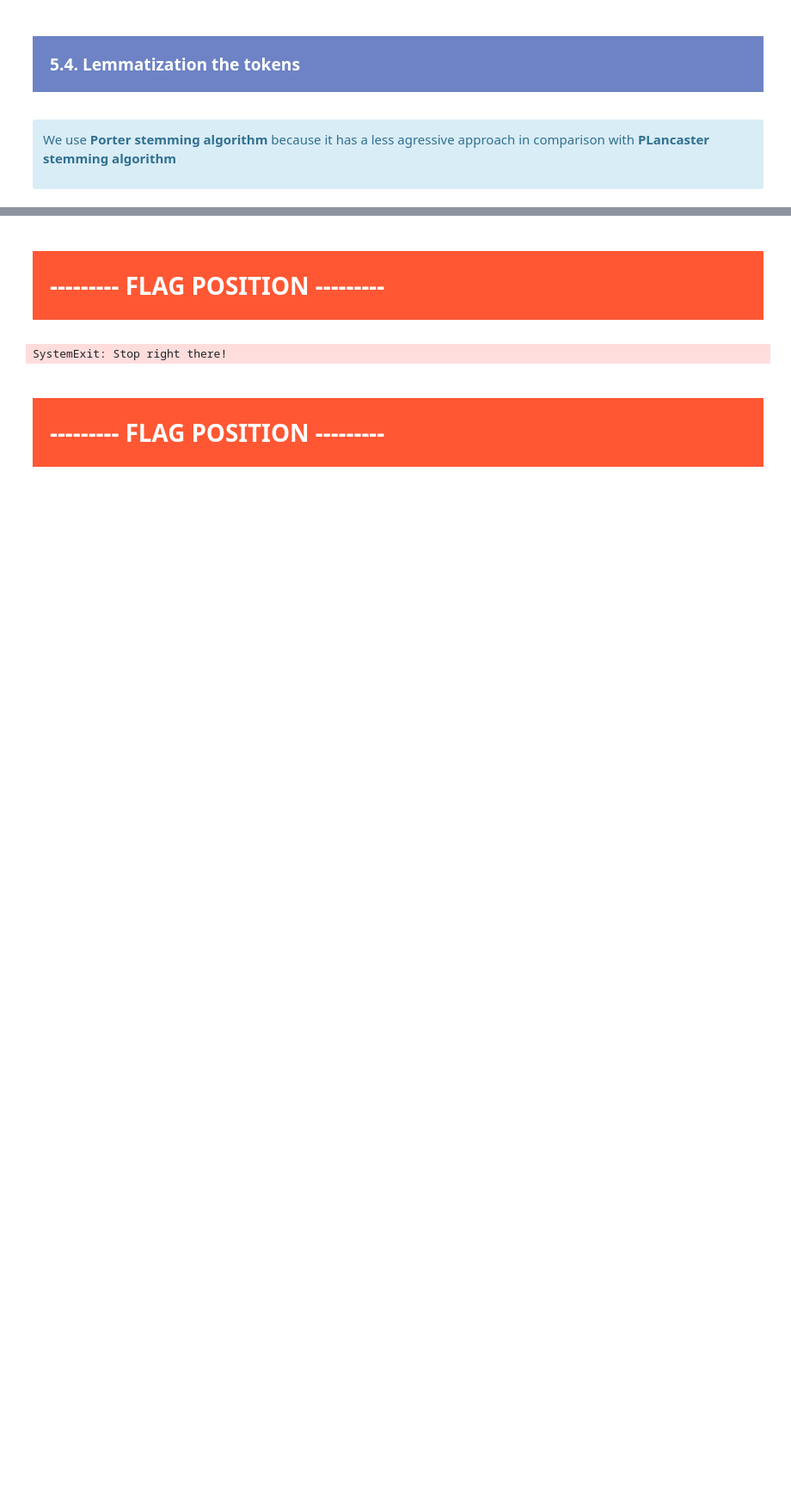
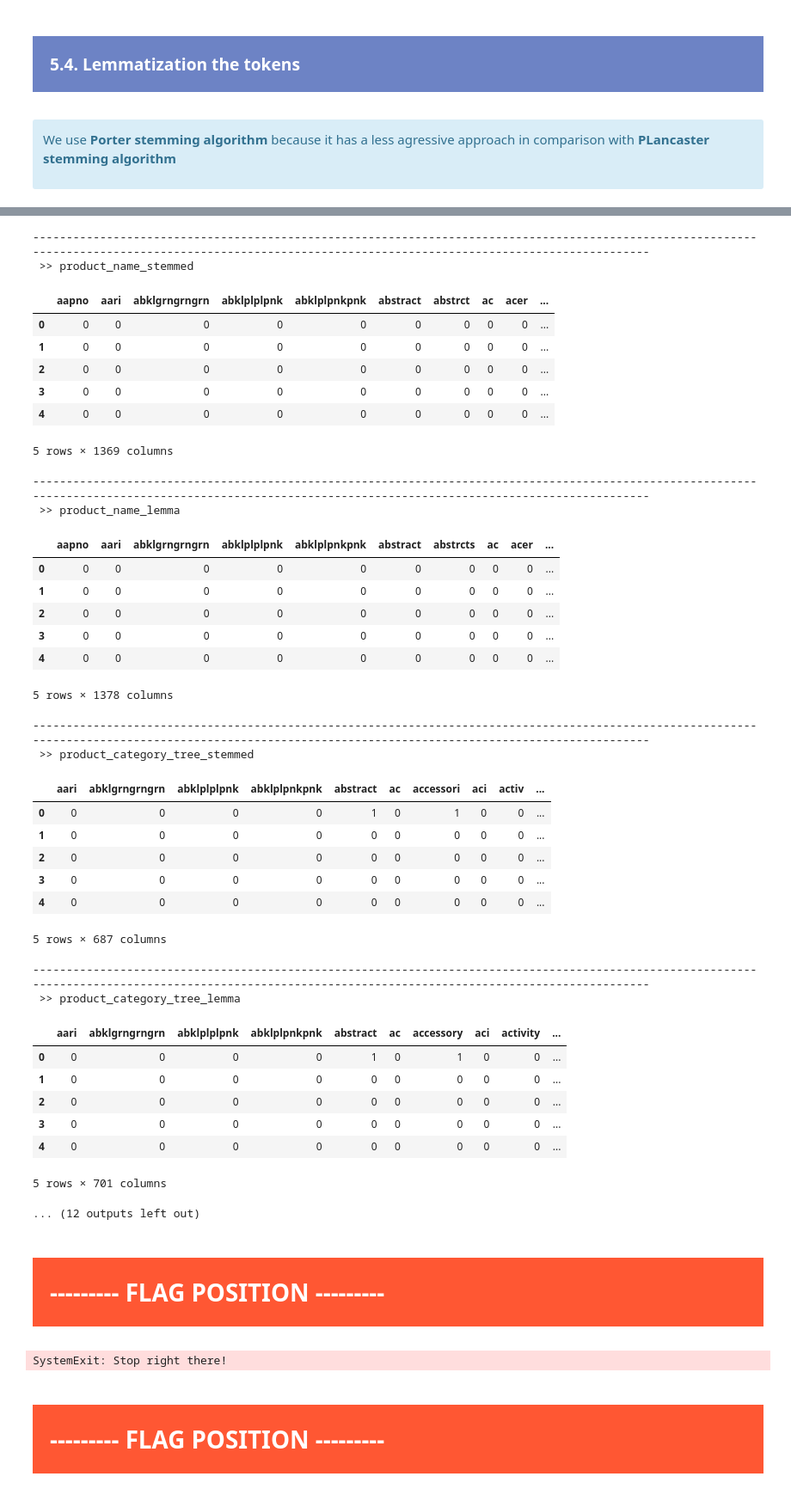
Before and after one commit to samirhinojosa/OC-P6-automatically-classify-consumer-goods, a Jupyter notebook: text_analysis_notebook.ipynb, the cells around one changed output, grey strips where cells are left out. Shown at 86% size. Drawn from its saved outputs; the diff is of its cells as text; code cells hidden in the pictures; blank space fills up the shorter version.

```diff
--- a/text_analysis_notebook.ipynb
+++ b/text_analysis_notebook.ipynb
@@ -828,0 +841,12 @@ df_data[["description", "description_tokens", "description_stemmed", "descriptio
+# %%
+for col in text_columns:
+
+    if col == "description":
+        head = 2
+    else:
+        head = 5
+
+    print("-"*200)
+    print(" >> " + col)
+    display(df_data[[col, col + "_tokens", col + "_stemmed", col + "_lemma"]].head(head))
+    print("\n")
@@ -833,0 +902,55 @@ pd.reset_option("display.float_format") # reset show full content in cell
+# %%
+vectorizer = CountVectorizer()
+# %%
+pd.set_option("display.max_columns", 25) # show full of showing cols
+# %%
+for col in text_columns:
+
+    for var in ["stemmed", "lemma"]:
+
+        globals()["bow_" + col + "_" + var] = vectorizer.fit_transform(df_data[col + "_" + var].astype("U"))
+        globals()["df_bow_" + col + "_" + var] = pd.DataFrame(globals()["bow_" + col + "_" + var].toarray(),
+                                                             columns=vectorizer.get_feature_names())
+
+        print("-"*200)
+        print(" >> " + col + "_" + var)
+        display(globals()["df_bow_" + col + "_" + var].head())
+        print("\n")
+# %% [output]
+--------------------------------------------------------------------------------------------------------------------------------------------------------------------------------------------------------
+ >> product_name_stemmed
+|  | aapno | aari | abklgrngrngrn | abklplplpnk | abklplpnkpnk | abstract | abstrct | ac | acer | ... |
+| 0 | 0 | 0 | 0 | 0 | 0 | 0 | 0 | 0 | 0 | ... |
+| 1 | 0 | 0 | 0 | 0 | 0 | 0 | 0 | 0 | 0 | ... |
+| 2 | 0 | 0 | 0 | 0 | 0 | 0 | 0 | 0 | 0 | ... |
+| 3 | 0 | 0 | 0 | 0 | 0 | 0 | 0 | 0 | 0 | ... |
+| 4 | 0 | 0 | 0 | 0 | 0 | 0 | 0 | 0 | 0 | ... |
+5 rows × 1369 columns
+--------------------------------------------------------------------------------------------------------------------------------------------------------------------------------------------------------
+ >> product_name_lemma
+|  | aapno | aari | abklgrngrngrn | abklplplpnk | abklplpnkpnk | abstract | abstrcts | ac | acer | ... |
+| 0 | 0 | 0 | 0 | 0 | 0 | 0 | 0 | 0 | 0 | ... |
+| 1 | 0 | 0 | 0 | 0 | 0 | 0 | 0 | 0 | 0 | ... |
+| 2 | 0 | 0 | 0 | 0 | 0 | 0 | 0 | 0 | 0 | ... |
+| 3 | 0 | 0 | 0 | 0 | 0 | 0 | 0 | 0 | 0 | ... |
+| 4 | 0 | 0 | 0 | 0 | 0 | 0 | 0 | 0 | 0 | ... |
+5 rows × 1378 columns
+--------------------------------------------------------------------------------------------------------------------------------------------------------------------------------------------------------
+ >> product_category_tree_stemmed
+|  | aari | abklgrngrngrn | abklplplpnk | abklplpnkpnk | abstract | ac | accessori | aci | activ | ... |
+| 0 | 0 | 0 | 0 | 0 | 1 | 0 | 1 | 0 | 0 | ... |
+| 1 | 0 | 0 | 0 | 0 | 0 | 0 | 0 | 0 | 0 | ... |
+| 2 | 0 | 0 | 0 | 0 | 0 | 0 | 0 | 0 | 0 | ... |
+| 3 | 0 | 0 | 0 | 0 | 0 | 0 | 0 | 0 | 0 | ... |
+| 4 | 0 | 0 | 0 | 0 | 0 | 0 | 0 | 0 | 0 | ... |
+5 rows × 687 columns
+--------------------------------------------------------------------------------------------------------------------------------------------------------------------------------------------------------
+ >> product_category_tree_lemma
+|  | aari | abklgrngrngrn | abklplplpnk | abklplpnkpnk | abstract | ac | accessory | aci | activity | ... |
+| 0 | 0 | 0 | 0 | 0 | 1 | 0 | 1 | 0 | 0 | ... |
+| 1 | 0 | 0 | 0 | 0 | 0 | 0 | 0 | 0 | 0 | ... |
+| 2 | 0 | 0 | 0 | 0 | 0 | 0 | 0 | 0 | 0 | ... |
+| 3 | 0 | 0 | 0 | 0 | 0 | 0 | 0 | 0 | 0 | ... |
+| 4 | 0 | 0 | 0 | 0 | 0 | 0 | 0 | 0 | 0 | ... |
+5 rows × 701 columns
+... (12 outputs left out)
```
Also changed, not shown: parts of 25 cells of this notebook, 2 other files.
